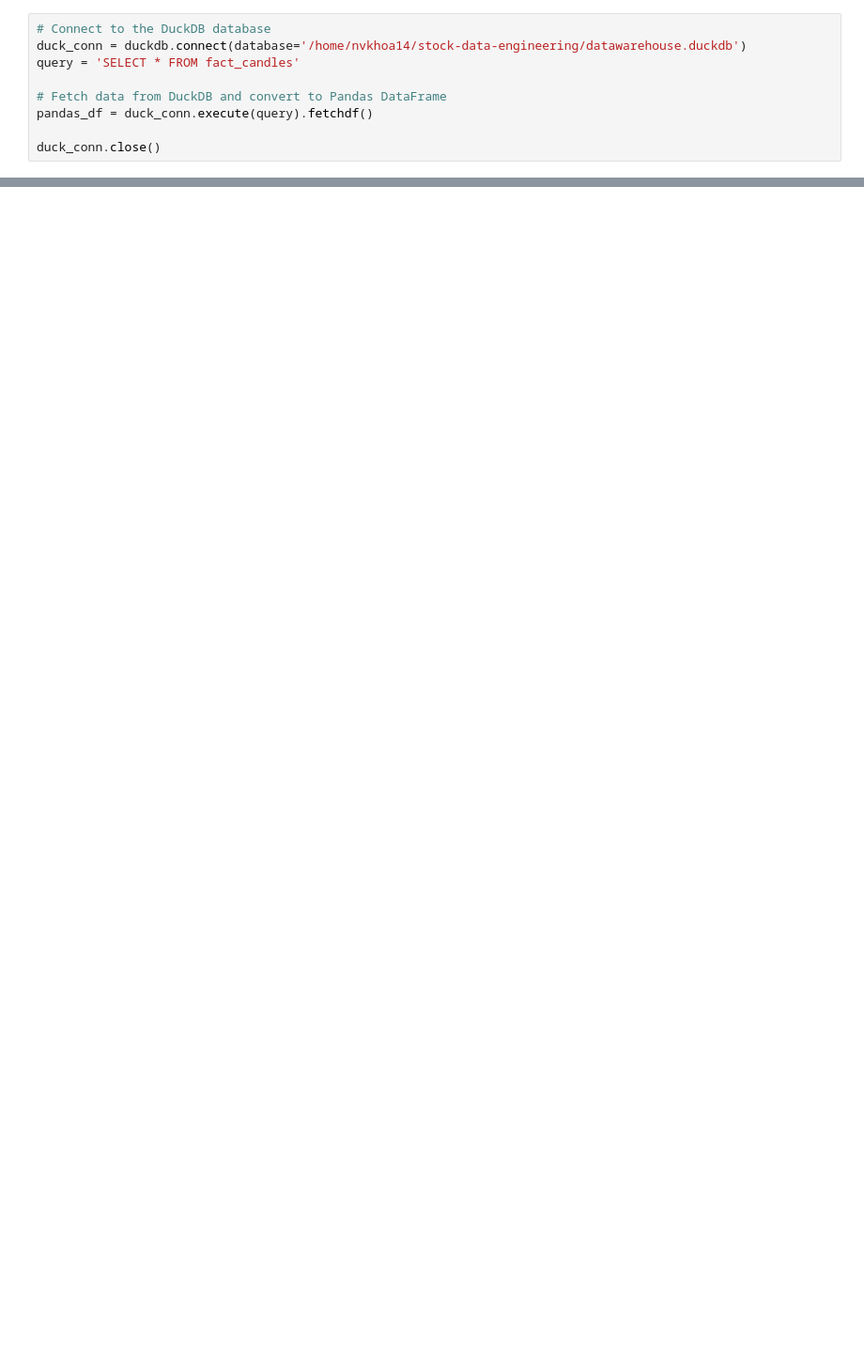
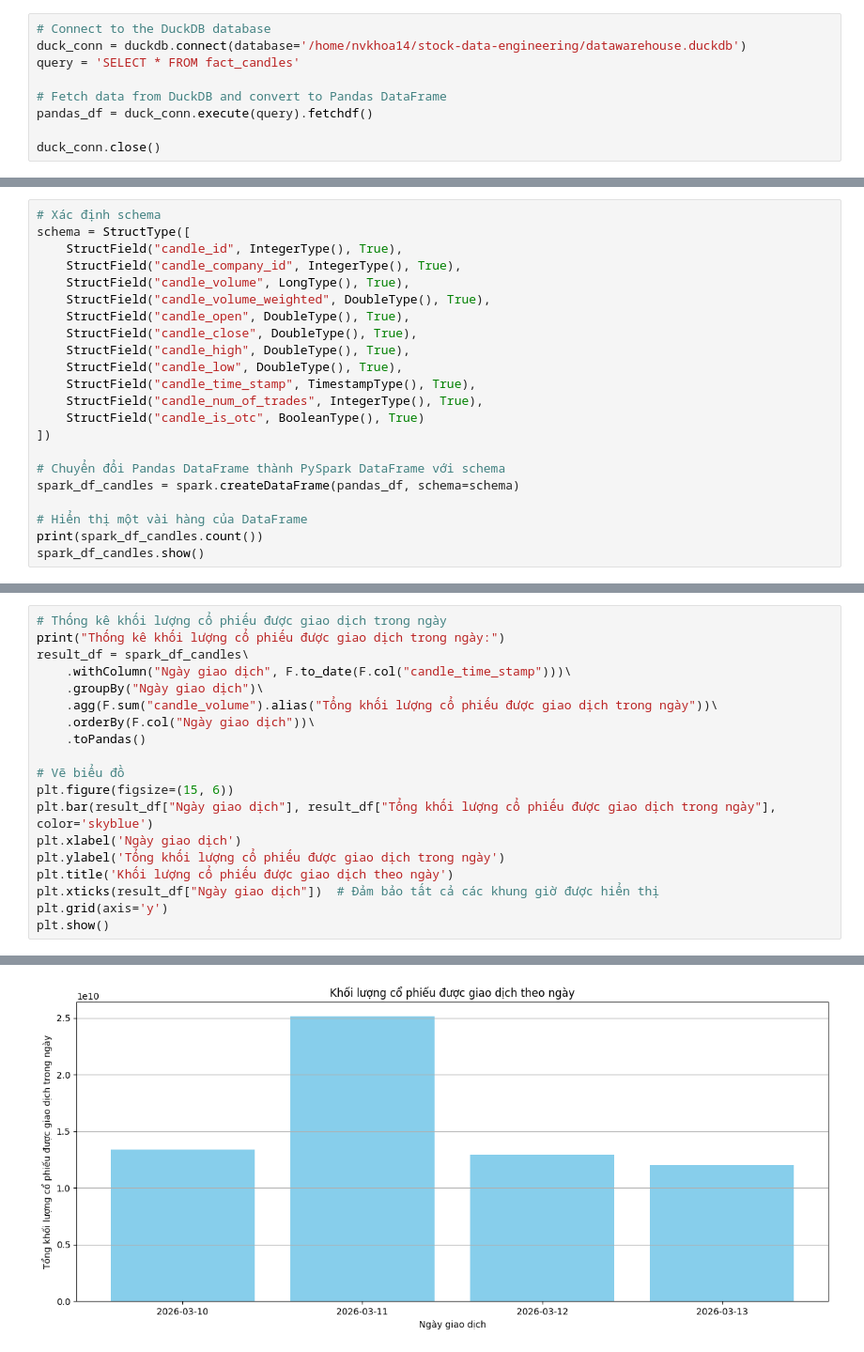
Before and after one commit to nvkhoa14/stock-data-engineering, a Jupyter notebook: notebook/analyse.ipynb, the cells around one changed output, grey strips where cells are left out. Shown at 94% size. Drawn from its saved outputs; the diff is of its cells as text; blank space fills up the shorter version.

```diff
--- a/notebook/analyse.ipynb
+++ b/notebook/analyse.ipynb
@@ -255,0 +298,22 @@ duck_conn.close()
+# %%
+# Xác định schema
+schema = StructType([
+    StructField("candle_id", IntegerType(), True),
+    StructField("candle_company_id", IntegerType(), True),
+    StructField("candle_volume", LongType(), True),
+    StructField("candle_volume_weighted", DoubleType(), True),
+    StructField("candle_open", DoubleType(), True),
+    StructField("candle_close", DoubleType(), True),
+    StructField("candle_high", DoubleType(), True),
+    StructField("candle_low", DoubleType(), True),
+    StructField("candle_time_stamp", TimestampType(), True),
+    StructField("candle_num_of_trades", IntegerType(), True),
+    StructField("candle_is_otc", BooleanType(), True)
+])
+
+# Chuyển đổi Pandas DataFrame thành PySpark DataFrame với schema
+spark_df_candles = spark.createDataFrame(pandas_df, schema=schema)
+
+# Hiển thị một vài hàng của DataFrame
+print(spark_df_candles.count())
+spark_df_candles.show()
@@ -255,0 +364,20 @@ duck_conn.close()
+# %%
+# Thống kê khối lượng cổ phiếu được giao dịch trong ngày
+print("Thống kê khối lượng cổ phiếu được giao dịch trong ngày:")
+result_df = spark_df_candles\
+    .withColumn("Ngày giao dịch", F.to_date(F.col("candle_time_stamp")))\
+    .groupBy("Ngày giao dịch")\
+    .agg(F.sum("candle_volume").alias("Tổng khối lượng cổ phiếu được giao dịch trong ngày"))\
+    .orderBy(F.col("Ngày giao dịch"))\
+    .toPandas()
+
+# Vẽ biểu đồ
+plt.figure(figsize=(15, 6))
+plt.bar(result_df["Ngày giao dịch"], result_df["Tổng khối lượng cổ phiếu được giao dịch trong ngày"], color='skyblue')
+plt.xlabel('Ngày giao dịch')
+plt.ylabel('Tổng khối lượng cổ phiếu được giao dịch trong ngày')
+plt.title('Khối lượng cổ phiếu được giao dịch theo ngày')
+plt.xticks(result_df["Ngày giao dịch"])  # Đảm bảo tất cả các khung giờ được hiển thị
+plt.grid(axis='y')
+plt.show()
+# %% [output]
@@ -255,0 +386 @@ duck_conn.close()
+[figure, added]
```
Also changed, not shown: parts of 26 cells of this notebook, 12 other files.
